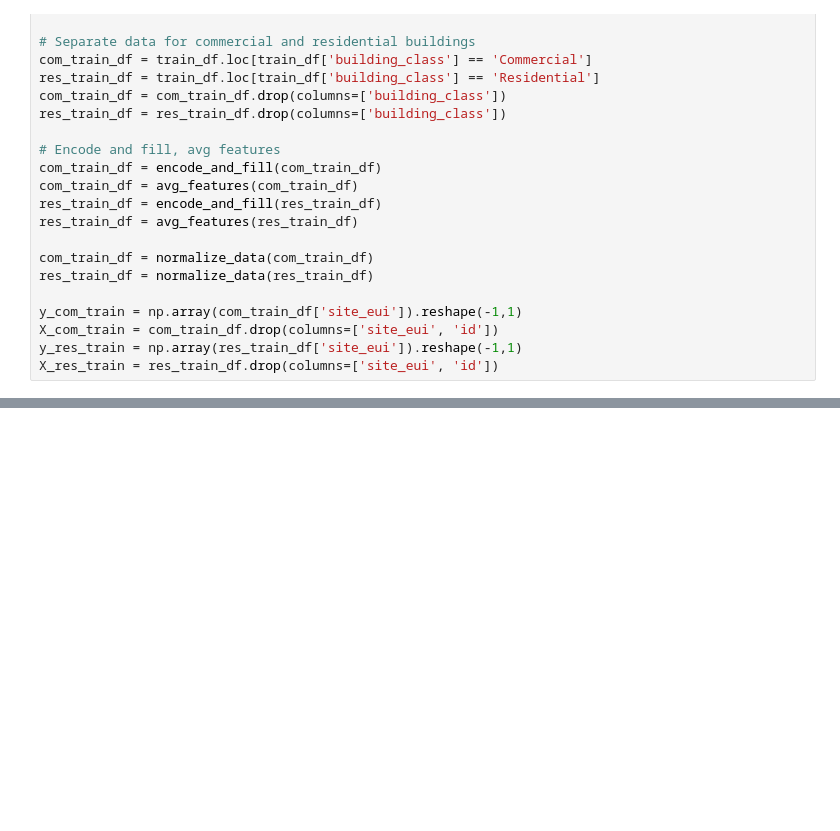
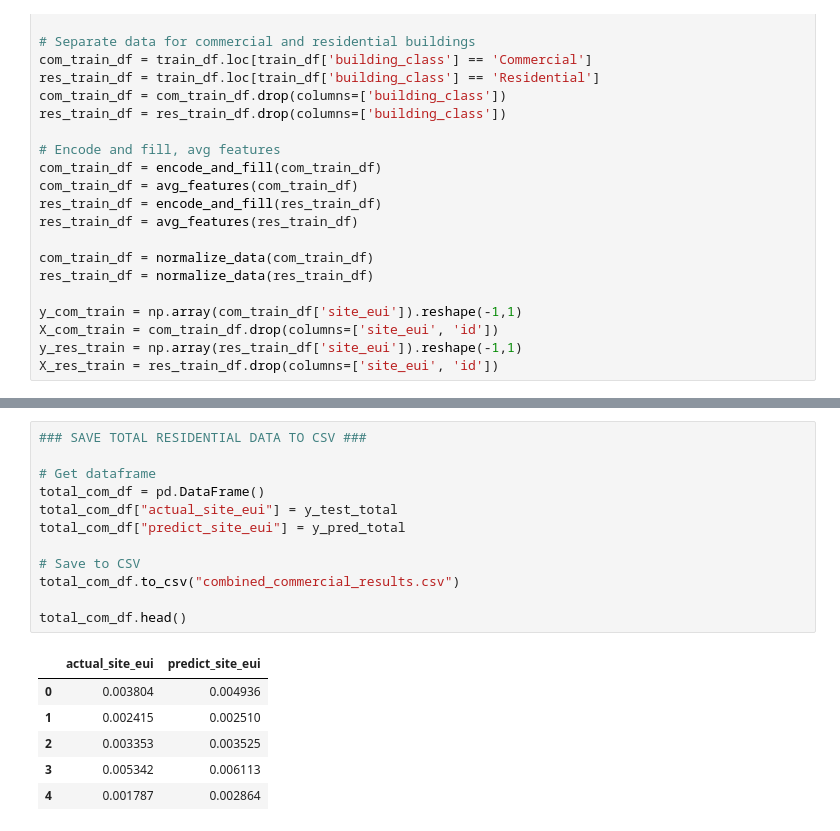
Before and after one commit to jren0/GDS-Final-Project, a Jupyter notebook: kmeans_features.ipynb, the cells around one changed output, grey strips where cells are left out. Saved outputs shown, nothing was run; the diff lists cells and outputs as text; blank space fills up the shorter version.

Commit message:
Combined Res and Com results in CSV

```diff
--- a/kmeans_features.ipynb
+++ b/kmeans_features.ipynb
@@ -335,3 +331,22 @@ Total score: 0.4421308483688684
+# %%
+### SAVE TOTAL RESIDENTIAL DATA TO CSV ###
+
+# Get dataframe
+total_com_df = pd.DataFrame()
+total_com_df["actual_site_eui"] = y_test_total
+total_com_df["predict_site_eui"] = y_pred_total
+
+# Save to CSV
+total_com_df.to_csv("combined_commercial_results.csv")
+
+total_com_df.head()
+# %% [output]
+|  | actual_site_eui | predict_site_eui |
+| 0 | 0.003804 | 0.004936 |
+| 1 | 0.002415 | 0.002510 |
+| 2 | 0.003353 | 0.003525 |
+| 3 | 0.005342 | 0.006113 |
+| 4 | 0.001787 | 0.002864 |
 # %%
 ### KMEANS FOR RESIDENTIAL ###
 
```
Also changed, not shown: parts of 4 cells of this notebook, 3 other files.
